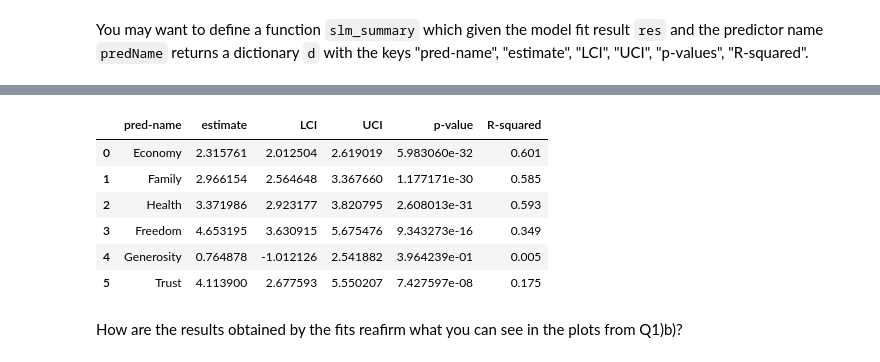
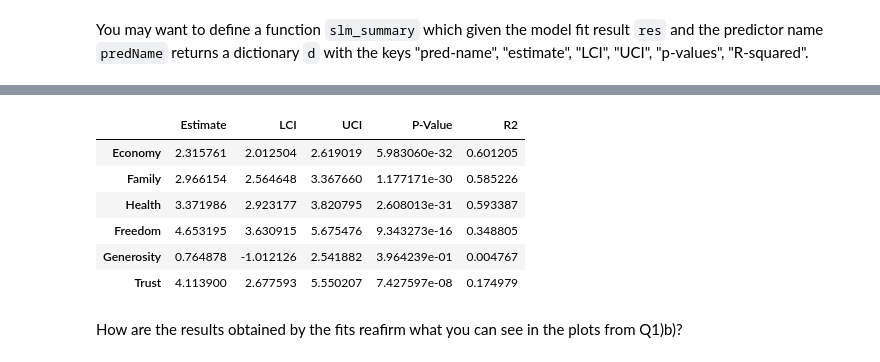
Before and after one commit to TheGuinz/intelligent_system_tools, a Jupyter notebook: Ex2_2021.ipynb, the cells around one changed output, grey strips where cells are left out. Cells and saved outputs as stored; diff of their text form; code cells hidden in the pictures.

```diff
--- a/Ex2_2021.ipynb
+++ b/Ex2_2021.ipynb
@@ -322,32 +287,28 @@ d
 # %%
-N = 6
-# initialize DataFrame
-slm_sum_table = pd.DataFrame(columns=["pred-name", "estimate", "LCI", "UCI", "p-value", "R-squared"])
-# Loop over N variables
-for i in range(N):
-    # set predictor index (Skip 3 columns - Country, Region, Happiness)
+# N = 6
+# # initialize DataFrame
+# slm_sum_table = pd.DataFrame(columns=["pred-name", "estimate", "LCI", "UCI", "p-value", "R-squared"])
+# # Loop over N variables
+# for i in range(N):
+#     # set predictor index (Skip 3 columns - Country, Region, Happiness)
+#     # set formula
+#     formula = 'Happiness ~ {}'.format(df4.columns[pind])
+#     # Instantiate statsmodels ordinary least squares model with formula
+#     # Learn (call fit) the linear model parameters
+#     # Call slm_summary to extract the summary statistics dictionary
+#     # add the statistics of current predictor to summary table
+#     # slm_sum_table
+# slm_sum_table
 
-    # set formula
-    formula = 'Happiness ~ {}'.format(df4.columns[pind])
-    # Instantiate statsmodels ordinary least squares model with formula
-
-    # Learn (call fit) the linear model parameters
-
-    # Call slm_summary to extract the summary statistics dictionary
-
-    # add the statistics of current predictor to summary table
-
-    # slm_sum_table
-
-slm_sum_table
+pd.DataFrame.from_dict(sum_dic, orient='index')
 # %% [output]
-|  | pred-name | estimate | LCI | UCI | p-value | R-squared |
-| 0 | Economy | 2.315761 | 2.012504 | 2.619019 | 5.983060e-32 | 0.601 |
-| 1 | Family | 2.966154 | 2.564648 | 3.367660 | 1.177171e-30 | 0.585 |
-| 2 | Health | 3.371986 | 2.923177 | 3.820795 | 2.608013e-31 | 0.593 |
-| 3 | Freedom | 4.653195 | 3.630915 | 5.675476 | 9.343273e-16 | 0.349 |
-| 4 | Generosity | 0.764878 | -1.012126 | 2.541882 | 3.964239e-01 | 0.005 |
-| 5 | Trust | 4.113900 | 2.677593 | 5.550207 | 7.427597e-08 | 0.175 |
+|  | Estimate | LCI | UCI | P-Value | R2 |
+| Economy | 2.315761 | 2.012504 | 2.619019 | 5.983060e-32 | 0.601205 |
+| Family | 2.966154 | 2.564648 | 3.367660 | 1.177171e-30 | 0.585226 |
+| Health | 3.371986 | 2.923177 | 3.820795 | 2.608013e-31 | 0.593387 |
+| Freedom | 4.653195 | 3.630915 | 5.675476 | 9.343273e-16 | 0.348805 |
+| Generosity | 0.764878 | -1.012126 | 2.541882 | 3.964239e-01 | 0.004767 |
+| Trust | 4.113900 | 2.677593 | 5.550207 | 7.427597e-08 | 0.174979 |
 # %% [markdown]
 How are the results obtained by the fits reafirm what you can see in the plots from Q1)b)?
 # %% [markdown]
```
Also changed, not shown: parts of 7 cells of this notebook.
